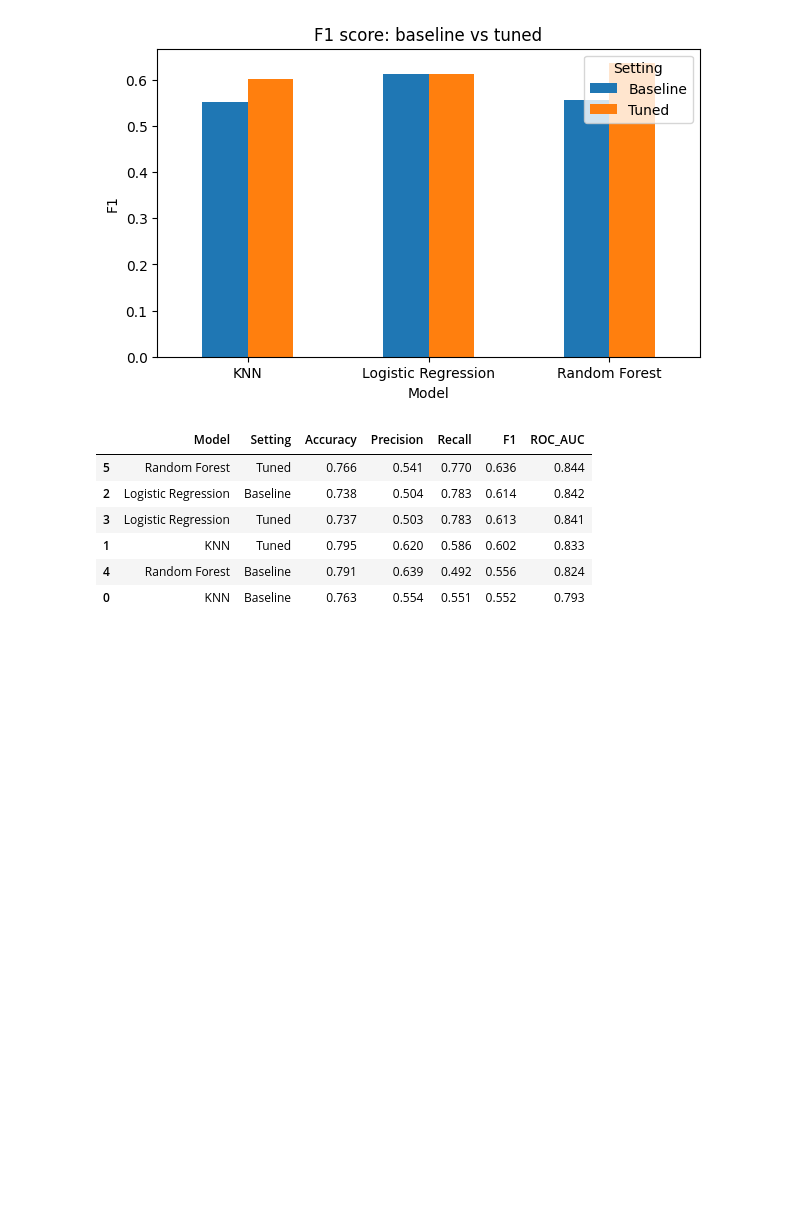
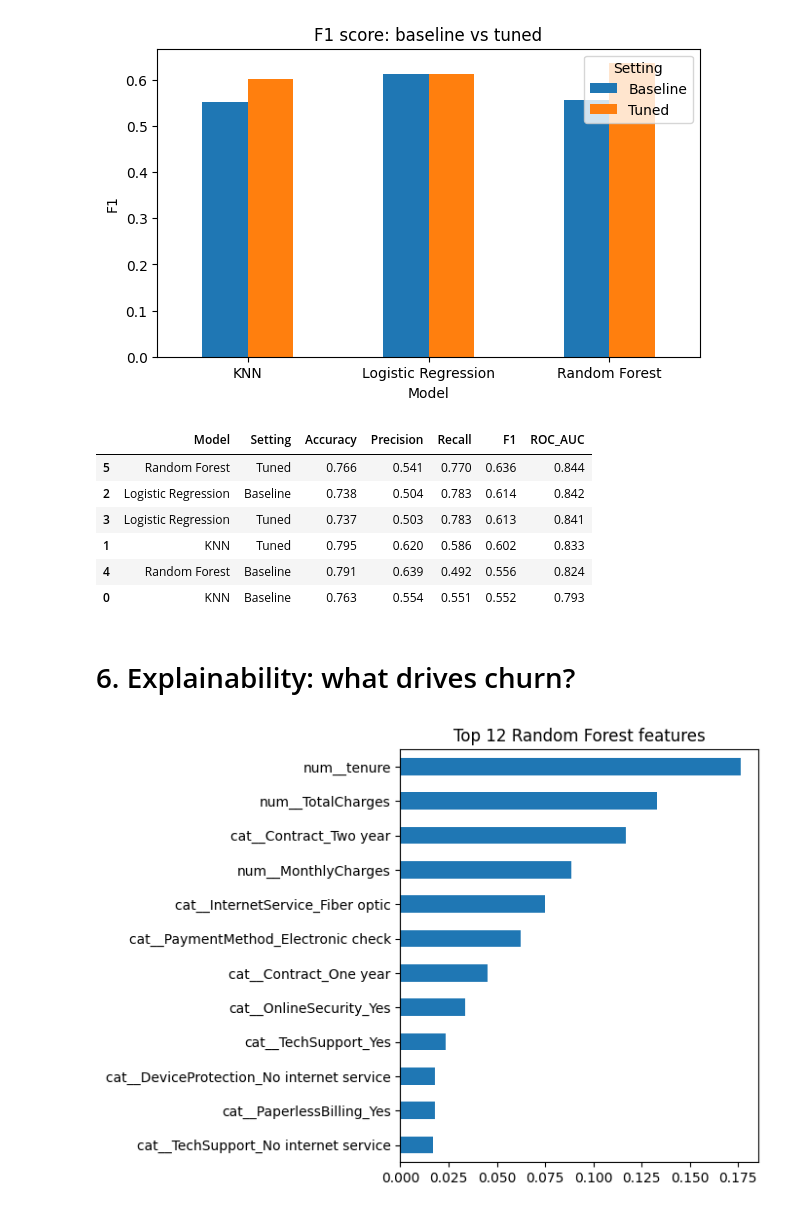
Before and after one commit to sanithi20250795-iit/telco-churn-cw, a Jupyter notebook: churn_prediction.ipynb, the cells around one changed output. Saved outputs shown, nothing was run; the diff lists cells and outputs as text; code cells hidden in the pictures; blank space fills up the shorter version.

Commit message:
Add feature importance and fairness audit

```diff
--- a/churn_prediction.ipynb
+++ b/churn_prediction.ipynb
@@ -286,3 +286,13 @@ results_df.sort_values('F1', ascending=False)
 | 1 | KNN | Tuned | 0.795 | 0.620 | 0.586 | 0.602 | 0.833 |
 | 4 | Random Forest | Baseline | 0.791 | 0.639 | 0.492 | 0.556 | 0.824 |
 | 0 | KNN | Baseline | 0.763 | 0.554 | 0.551 | 0.552 | 0.793 |
+# %% [markdown]
+# 6. Explainability: what drives churn?
+# %%
+rf = tuned_models['Random Forest']
+names = rf.named_steps['pre'].get_feature_names_out()
+imp = pd.Series(rf.named_steps['clf'].feature_importances_, index=names).sort_values(ascending=False).head(12)
+imp.sort_values().plot(kind='barh', figsize=(7, 5)); plt.title('Top 12 Random Forest features')
+plt.tight_layout(); plt.show()
+# %% [output]
+[figure, added]
```
Also changed, not shown: parts of 7 cells of this notebook.
